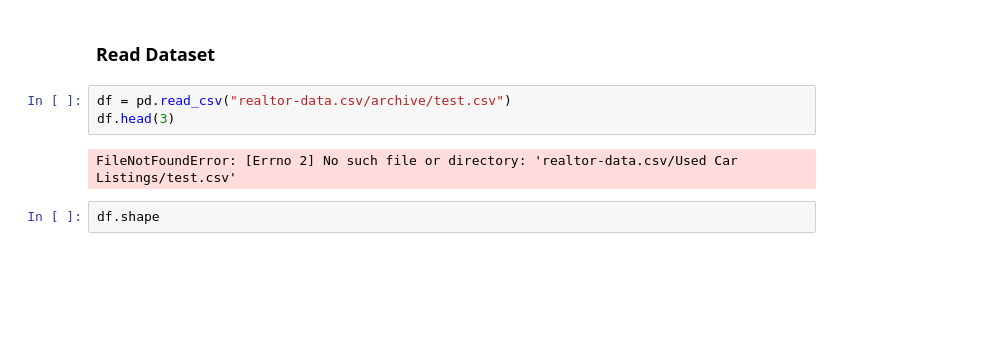
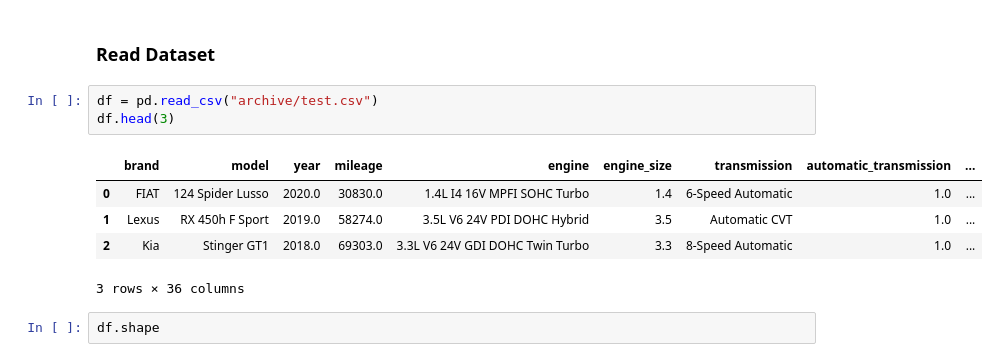
Before and after one commit to aahmedsherif/MachineLearning-UsedCars, a Jupyter notebook: mid-project-used-cars.ipynb, the cells around one changed output. Drawn from its saved outputs; the diff is of its cells as text; blank space fills up the shorter version.

```diff
--- a/mid-project-used-cars.ipynb
+++ b/mid-project-used-cars.ipynb
@@ -15,10 +15,14 @@ import plotly.express as px
 # %% [markdown]
 ### Read Dataset
 # %%
-df = pd.read_csv("realtor-data.csv/archive/test.csv")
+df = pd.read_csv("archive/test.csv")
 df.head(3)
 # %% [output]
+|  | brand | model | year | mileage | engine | engine_size | transmission | automatic_transmission | ... |
+| 0 | FIAT | 124 Spider Lusso | 2020.0 | 30830.0 | 1.4L I4 16V MPFI SOHC Turbo | 1.4 | 6-Speed Automatic | 1.0 | ... |
+| 1 | Lexus | RX 450h F Sport | 2019.0 | 58274.0 | 3.5L V6 24V PDI DOHC Hybrid | 3.5 | Automatic CVT | 1.0 | ... |
+| 2 | Kia | Stinger GT1 | 2018.0 | 69303.0 | 3.3L V6 24V GDI DOHC Twin Turbo | 3.3 | 8-Speed Automatic | 1.0 | ... |
-FileNotFoundError: [Errno 2] No such file or directory: 'realtor-data.csv/Used Car Listings/test.csv'
+3 rows × 36 columns
 # %%
 df.shape
 # %% [output]
```
Also changed, not shown: parts of 3 cells of this notebook.
